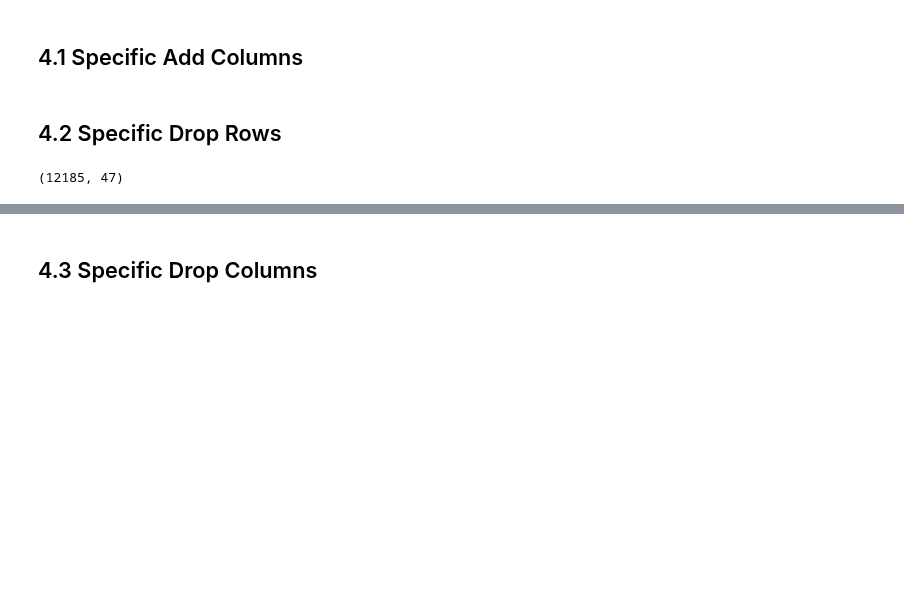
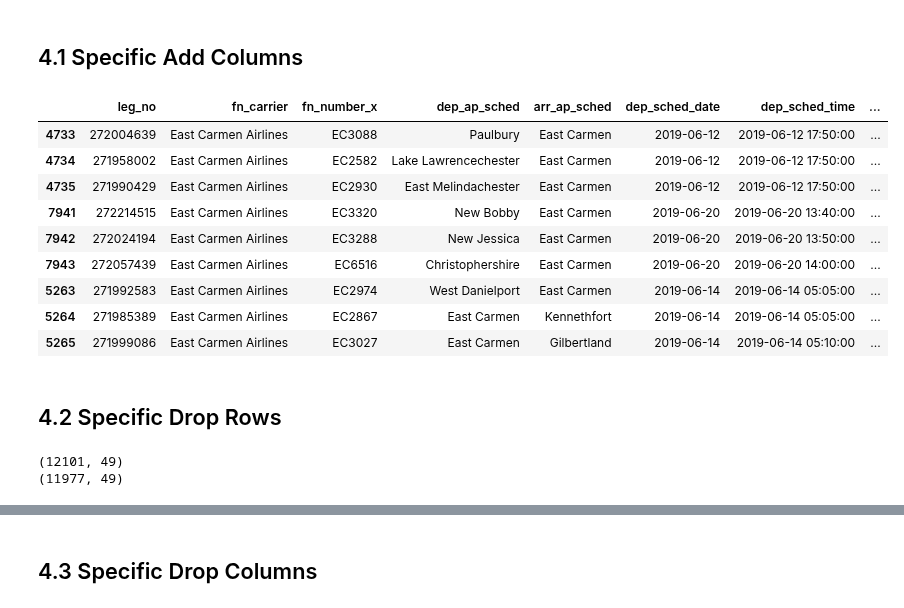
Before and after one commit to Paul1911/Delay-Prediction, a Jupyter notebook: notebooks/2raw_feature_engineering.ipynb, the cells around one changed output, grey strips where cells are left out. Drawn from its saved outputs; the diff is of its cells as text; code cells hidden in the pictures; blank space fills up the shorter version.

```diff
--- a/notebooks/2raw_feature_engineering.ipynb
+++ b/notebooks/2raw_feature_engineering.ipynb
@@ -185,9 +188,13 @@ full_df = pd.read_pickle('../data/interim/full_df_unedited.pkl')
 
 # Block time in minutes
 # Block time is also needed for the fully unedited data frame, so we add it here.
-full_df["block_time"] = (full_df['m_onblockdt']-full_df['m_offblockdt']).dt.total_seconds()/60
+#full_df["block_time"] = (full_df['m_onblockdt']-full_df['m_offblockdt']).dt.total_seconds()/60
+#functions.create_actualblocktime(full_df)
 
 # Number of flight event on a given day, might be interesting. Added to allow RMSE calculation over the course of the day, but this might be an unneeded Proxy as we have time already. #Todo: Shift to feature engineering
 full_df["flt_event_number"] = full_df.groupby(['dep_sched_date', 'ac_registration_x']).cumcount()+1
 
 # source all data frames from this full_df variable and store in a case specivic variable
+
+# Sorting data frame correctly
+full_df.sort_values(by = ['ac_registration_x', 'm_offblockdt'], inplace = True)
@@ -270,6 +267,30 @@ functions.recalc_groundtimes(full_df)
 ## 4.1 Specific Add Columns
 # %%
 # Sorting data frame correctly
-full_df = full_df.sort_values(by = ['ac_registration_x', 'm_offblockdt']).reset_index(drop = True)
-
-full_df = functions.create_rotmismatch(full_df)
+full_df.sort_values(by = ['ac_registration_x', 'm_offblockdt'], inplace=True)
+# %%
+# Create flt event number
+full_df["flt_event_number"] = full_df.groupby(['dep_sched_date', 'ac_registration_x']).cumcount()+1
+# %%
+# Create rotation mismatch indicator
+full_df = functions.create_rotmismatch(full_df)
+
+idx = full_df[full_df['rot_mismatch']==True].index
+idx_rol = []
+for i in idx:
+    idx_rol.append(i-1)
+    idx_rol.append(i)
+    idx_rol.append(i+1)
+
+full_df.loc[idx_rol,:].head(9)
+# %% [output]
+|  | leg_no | fn_carrier | fn_number_x | dep_ap_sched | arr_ap_sched | dep_sched_date | dep_sched_time | ... |
+| 4733 | 272004639 | East Carmen Airlines | EC3088 | Paulbury | East Carmen | 2019-06-12 | 2019-06-12 17:50:00 | ... |
+| 4734 | 271958002 | East Carmen Airlines | EC2582 | Lake Lawrencechester | East Carmen | 2019-06-12 | 2019-06-12 17:50:00 | ... |
+| 4735 | 271990429 | East Carmen Airlines | EC2930 | East Melindachester | East Carmen | 2019-06-12 | 2019-06-12 17:50:00 | ... |
+| 7941 | 272214515 | East Carmen Airlines | EC3320 | New Bobby | East Carmen | 2019-06-20 | 2019-06-20 13:40:00 | ... |
+| 7942 | 272024194 | East Carmen Airlines | EC3288 | New Jessica | East Carmen | 2019-06-20 | 2019-06-20 13:50:00 | ... |
+| 7943 | 272057439 | East Carmen Airlines | EC6516 | Christophershire | East Carmen | 2019-06-20 | 2019-06-20 14:00:00 | ... |
+| 5263 | 271992583 | East Carmen Airlines | EC2974 | West Danielport | East Carmen | 2019-06-14 | 2019-06-14 05:05:00 | ... |
+| 5264 | 271985389 | East Carmen Airlines | EC2867 | East Carmen | Kennethfort | 2019-06-14 | 2019-06-14 05:05:00 | ... |
+| 5265 | 271999086 | East Carmen Airlines | EC3027 | East Carmen | Gilbertland | 2019-06-14 | 2019-06-14 05:10:00 | ... |
@@ -276,26 +369,12 @@ full_df = functions.create_rotmismatch(full_df)
 # %% [markdown]
 ## 4.2 Specific Drop Rows
-# %%
-# Mark dupes to drop
-full_df["rows_to_drop"] = np.where(full_df.duplicated(subset = ['leg_no'], keep = False) == True, 1,0)
-
-# Mark NAs for M_onblockdt for dropping
-full_df["rows_to_drop"] = np.where(full_df['m_onblockdt'].isna() == True, full_df["rows_to_drop"] + 1, full_df["rows_to_drop"])
-
-# Create Feature for additional rows to drop for ground delay prediction
-full_df['rows_to_drop_grounddelay'] = np.where(full_df['Sched Groundtime'].isna() == True, 1, 0)
-# Also drop all last flights of a day for grounddelay
-# for this we also must create last_flt for full_df
-full_df['last_flt'] = np.where(full_df['flt_event_number'].shift(-1).ge(full_df['flt_event_number']) == True,
-    0,
-    np.nan
-)
-# mark last flights with scheduled ground time to drop
-full_df['rows_to_drop_grounddelay'] = np.where(full_df['last_flt'].isna() == False, full_df['rows_to_drop_grounddelay'], 1)
-
-# Mark rows where Act Groundtime < 0
-full_df["rows_to_drop"] = np.where(full_df['Act Groundtime']<1, full_df["rows_to_drop"]+1, full_df["rows_to_drop"])
-
-full_df.shape
-# %% [output]
-(12185, 47)
+# %%
+# Mark dupes to drop
+print(full_df.shape)
+full_df.drop_duplicates(subset = ['leg_no'], inplace = True) # we kee the first observations
+#full_df["rows_to_drop"] = np.where(full_df.duplicated(subset = ['leg_no'], keep = False) == True, 1,0)
+#full_df["rows_to_drop"].sum()
+print(full_df.shape)
+# %% [output]
+(12101, 49)
+(11977, 49)
```
Also changed, not shown: parts of 32 cells of this notebook, 5 other files.
